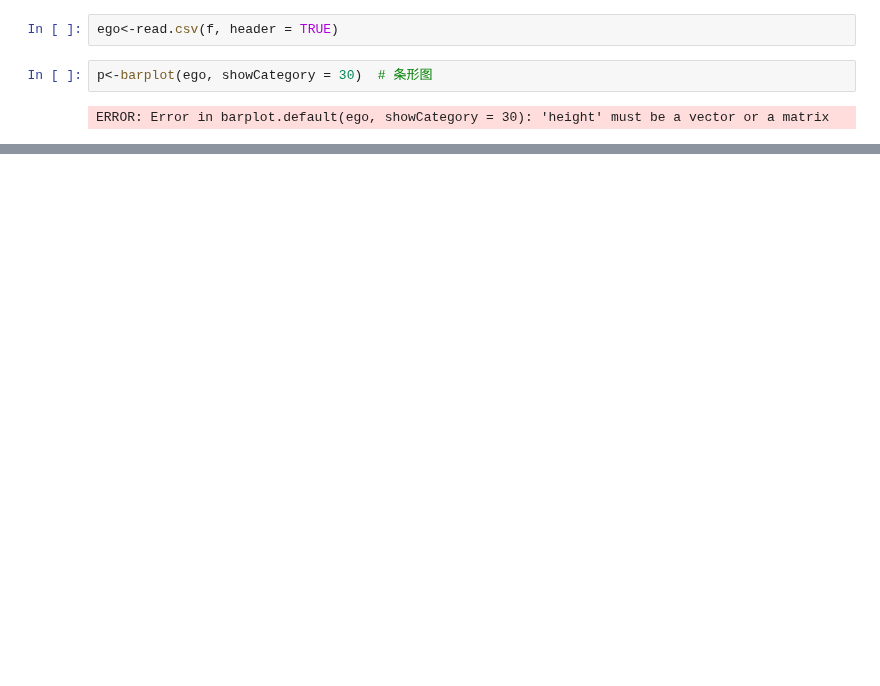
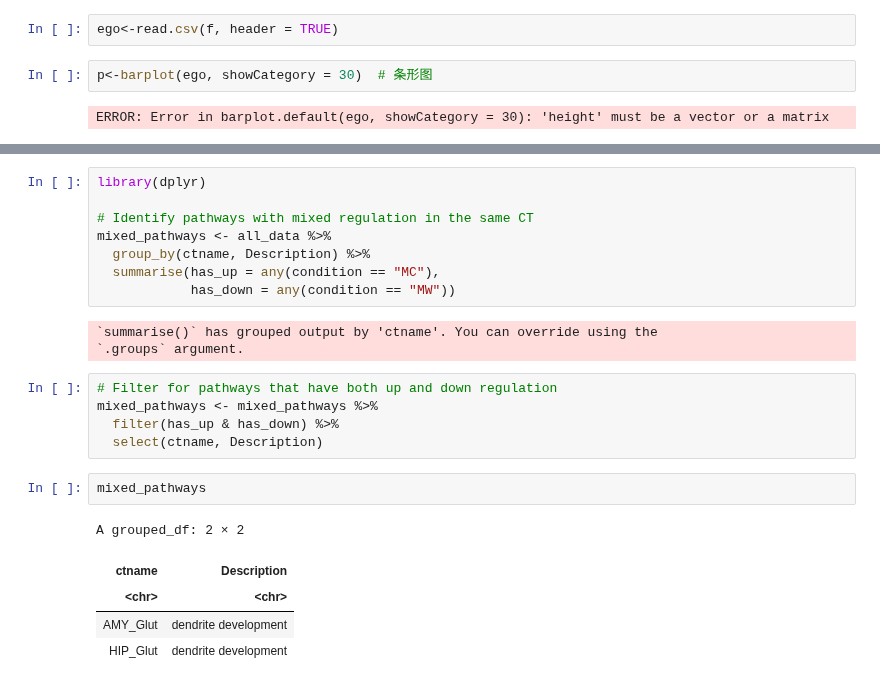
Before and after one commit to juychen/scmmd, a Jupyter notebook: 16clusterprofiler.ipynb, the cells around one changed output, grey strips where cells are left out. Saved outputs shown, nothing was run; the diff lists cells and outputs as text; blank space fills up the shorter version.

```diff
--- a/16clusterprofiler.ipynb
+++ b/16clusterprofiler.ipynb
@@ -428,0 +422,24 @@ A data.frame: 4930 × 10
+# %%
+library(dplyr)
+
+# Identify pathways with mixed regulation in the same CT
+mixed_pathways <- all_data %>%
+  group_by(ctname, Description) %>%
+  summarise(has_up = any(condition == "MC"),
+            has_down = any(condition == "MW"))
+# %% [output]
+`summarise()` has grouped output by 'ctname'. You can override using the
+`.groups` argument.
+# %%
+# Filter for pathways that have both up and down regulation
+mixed_pathways <- mixed_pathways %>%
+  filter(has_up & has_down) %>%
+  select(ctname, Description)
+# %%
+mixed_pathways
+# %% [output]
+A grouped_df: 2 × 2
+| ctname | Description |
+| <chr> | <chr> |
+| AMY_Glut | dendrite development |
+| HIP_Glut | dendrite development |
```
Also changed, not shown: parts of 10 cells of this notebook, 1 other file.
